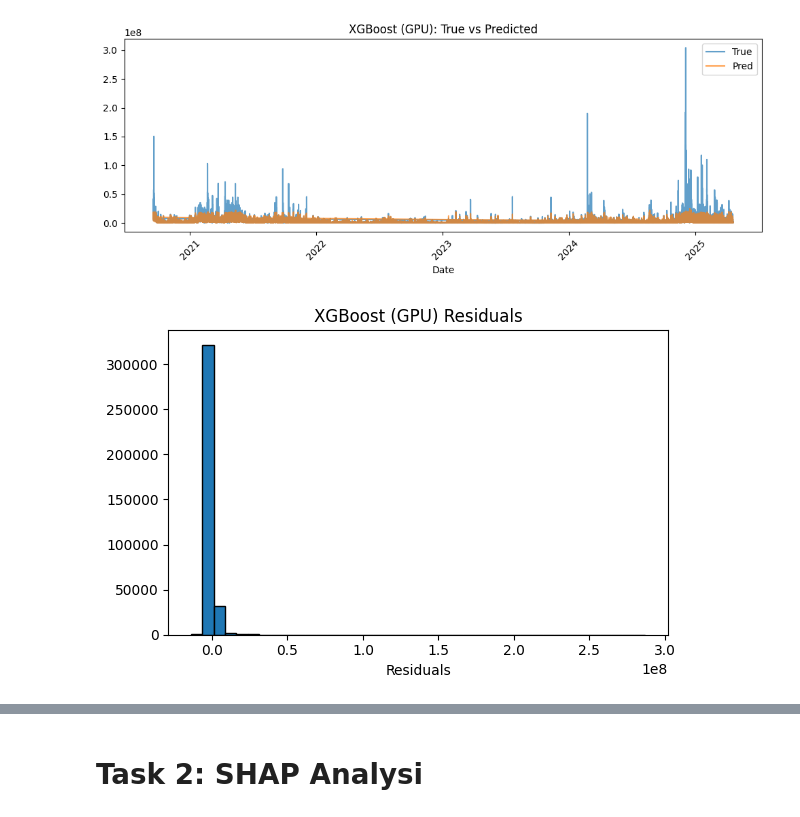
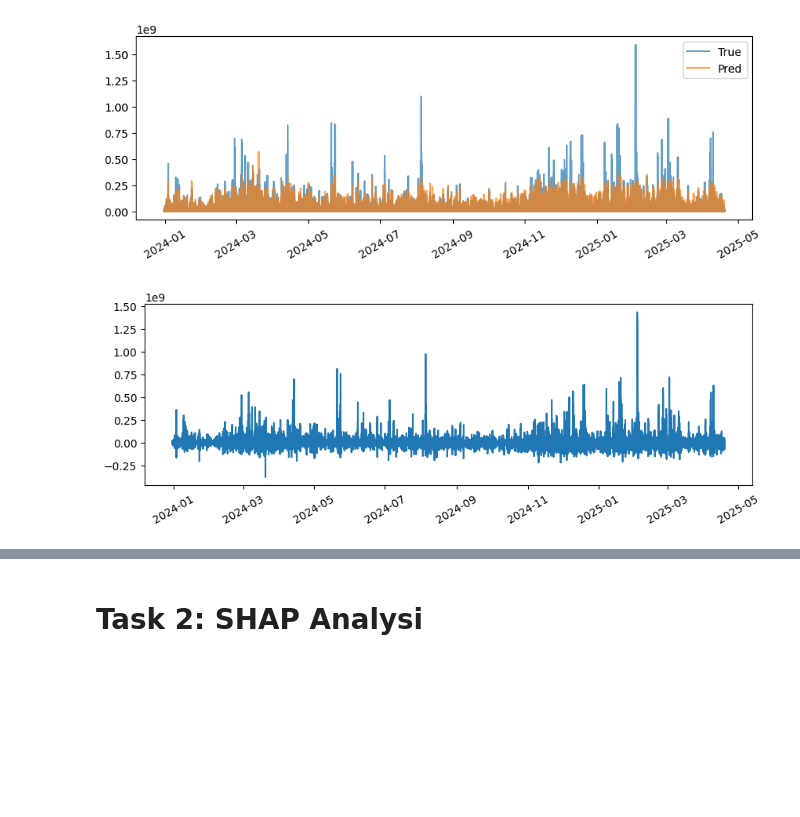
Before and after one commit to huyayay/hello-world, a Jupyter notebook: xgboost.ipynb, the cells around one changed output, grey strips where cells are left out. Cells and saved outputs as stored; diff of their text form; code cells hidden in the pictures; blank space fills up the shorter version.

Commit message:
Kaggle Notebook | XGBOOST | WITHTIMESPLIT

```diff
--- a/xgboost.ipynb
+++ b/xgboost.ipynb
@@ -155,25 +155,19 @@ Baseline (mean) RMSE: 4471967.84
 # %%
-#===================== Task 1 Visualizations =====================#
-def plot_results(y_true, y_pred, title, dates):
-    plt.figure(figsize=(10, 4))
-    plt.plot(dates.iloc[:len(y_true)], y_true.values, label='True', alpha=0.7)
-    plt.plot(dates.iloc[:len(y_pred)], y_pred, label='Pred', alpha=0.7)
-    plt.xlabel('Date')
-    plt.title(title)
+
+def plot_time_results(y_true, y_pred, dates):
+    plt.figure(figsize=(10, 3))
+    plt.plot(dates, y_true, label='True', alpha=0.7)
+    plt.plot(dates, y_pred, label='Pred', alpha=0.7)
+    plt.xticks(rotation=30)
     plt.legend()
-    plt.xticks(rotation=45)  # Rotate date labels for better readability
-    plt.tight_layout()
     plt.show()
 
-logger.info("10. Plotting XGBoost results")
-plot_results(y_test, y_pred_xgb, 'XGBoost (GPU): True vs Predicted', data['date'].iloc[n_train:])
-
-plt.figure(figsize=(6, 4))
-plt.hist(y_test - y_pred_xgb, bins=40, edgecolor='black')
-plt.title('XGBoost (GPU) Residuals')
-plt.xlabel('Residuals')
-plt.tight_layout()
+test_dates = data[data['date'] > "2023-12-31"]['date']
+plot_time_results(y_test, y_pred_xgb, test_dates)
+plt.figure(figsize=(10, 3))
+plt.plot(test_dates, y_test - y_pred_xgb)
+plt.xticks(rotation=30)
 plt.show()
 # %% [output]
-[figure, old version]
+[figure, new version]
-[figure, old version]
+[figure, new version]
```
Also changed, not shown: parts of 11 cells of this notebook.
